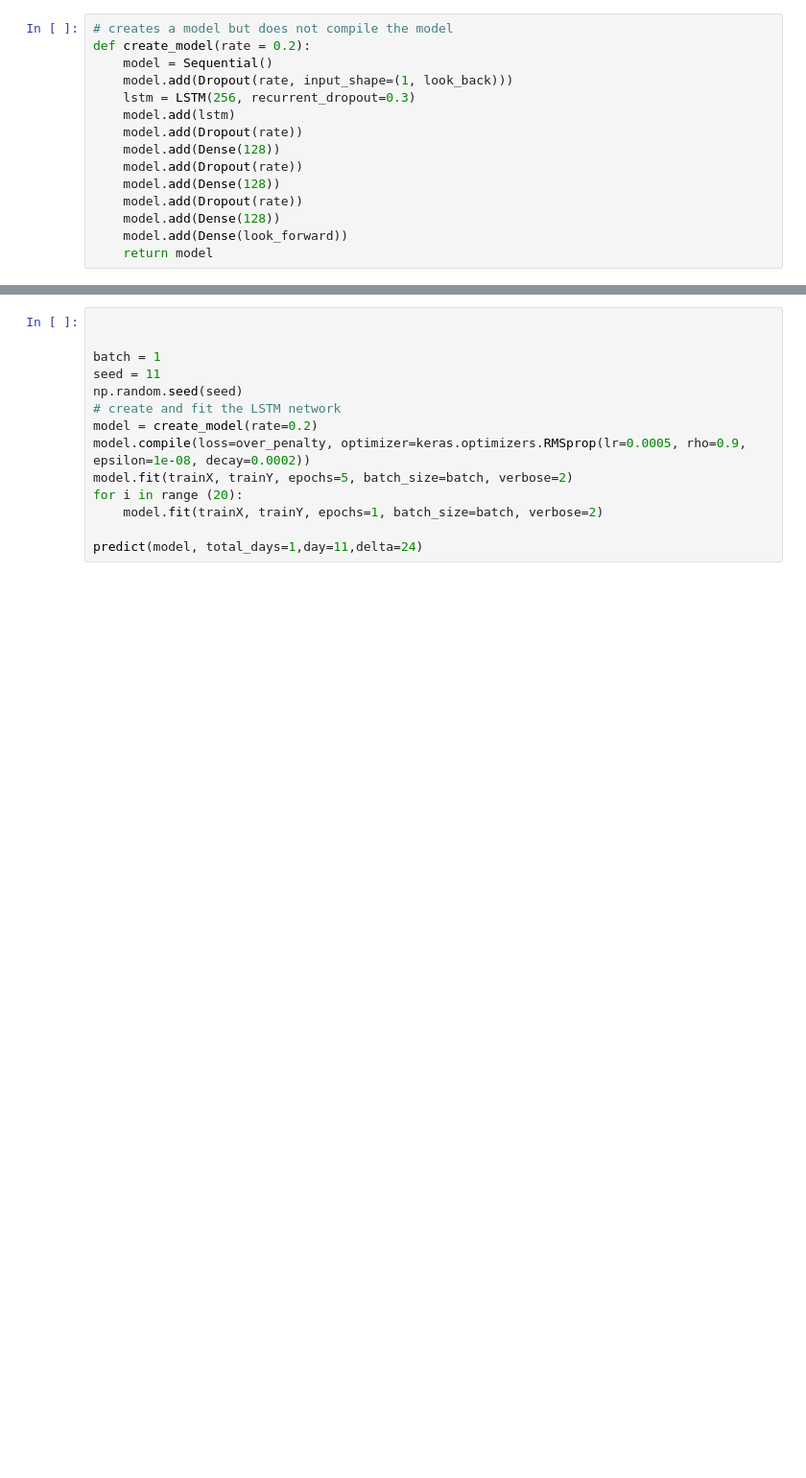
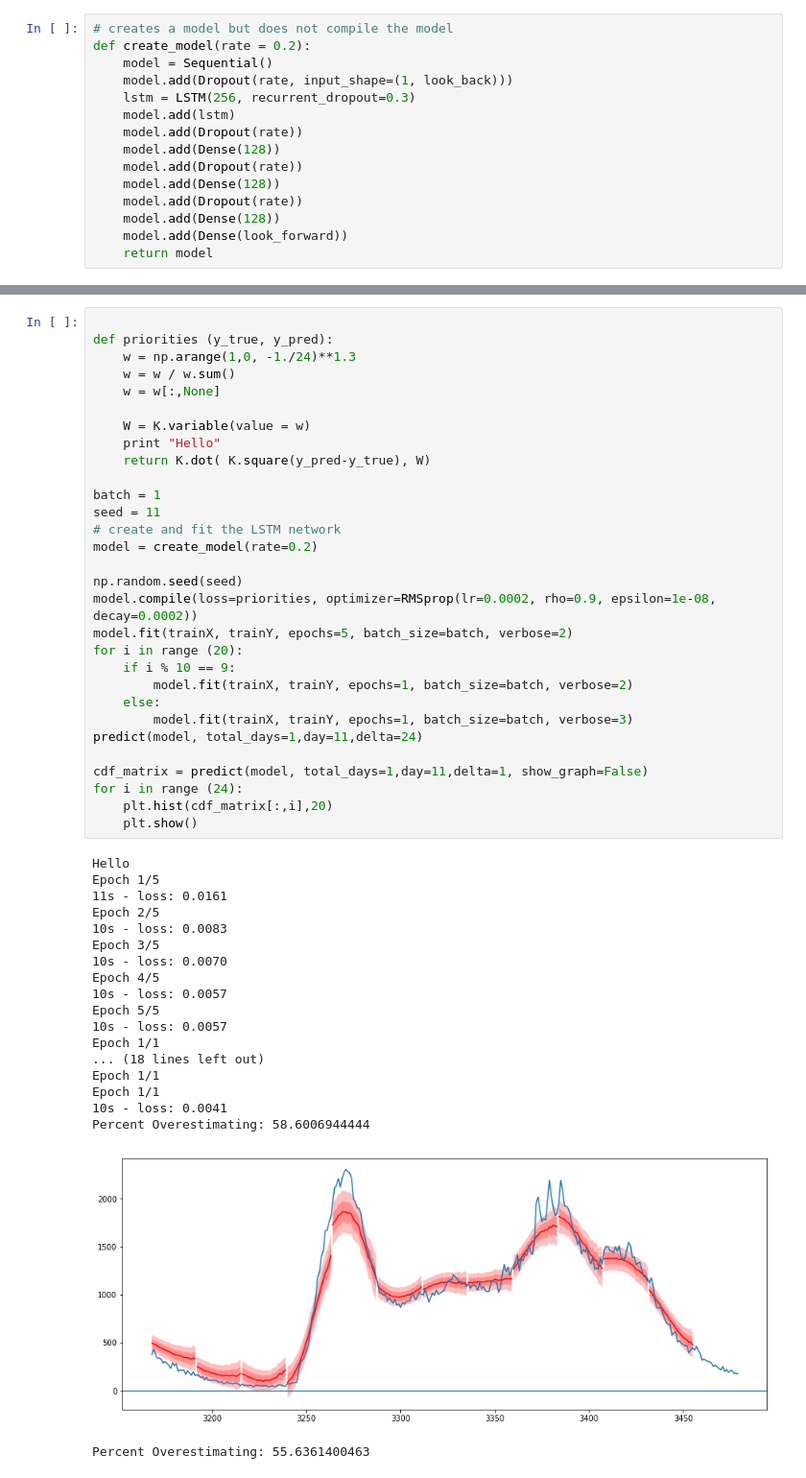
Before and after one commit to huevosabio/ts-predict, a Jupyter notebook: 3 - Uncertainty Replaces Custom Loss.ipynb, the cells around one changed output, grey strips where cells are left out. Shown: that part at 96% size. Cells and saved outputs as stored; diff of their text form; blank space fills up the shorter version.

Commit message:
Weighted Loss to Prioritize the Earlier Values

```diff
--- a/3 - Uncertainty Replaces Custom Loss.ipynb
+++ b/3 - Uncertainty Replaces Custom Loss.ipynb
@@ -153,14 +276,50 @@ def create_model(rate = 0.2):
 # %%
 
+def priorities (y_true, y_pred):
+    w = np.arange(1,0, -1./24)**1.3
+    w = w / w.sum()
+    w = w[:,None]
+
+    W = K.variable(value = w)
+    print "Hello"
+    return K.dot( K.square(y_pred-y_true), W)
 
 batch = 1
 seed = 11
-np.random.seed(seed)
 # create and fit the LSTM network
 model = create_model(rate=0.2)
-model.compile(loss=over_penalty, optimizer=keras.optimizers.RMSprop(lr=0.0005, rho=0.9, epsilon=1e-08, decay=0.0002))
+
+np.random.seed(seed)
+model.compile(loss=priorities, optimizer=RMSprop(lr=0.0002, rho=0.9, epsilon=1e-08, decay=0.0002))
 model.fit(trainX, trainY, epochs=5, batch_size=batch, verbose=2)
 for i in range (20):
-    model.fit(trainX, trainY, epochs=1, batch_size=batch, verbose=2)
+    if i % 10 == 9:
+        model.fit(trainX, trainY, epochs=1, batch_size=batch, verbose=2)
+    else:
+        model.fit(trainX, trainY, epochs=1, batch_size=batch, verbose=3)
+predict(model, total_days=1,day=11,delta=24)
 
-predict(model, total_days=1,day=11,delta=24)
+cdf_matrix = predict(model, total_days=1,day=11,delta=1, show_graph=False)
+for i in range (24):
+    plt.hist(cdf_matrix[:,i],20)
+    plt.show()
+# %% [output]
+Hello
+Epoch 1/5
+11s - loss: 0.0161
+Epoch 2/5
+10s - loss: 0.0083
+Epoch 3/5
+10s - loss: 0.0070
+Epoch 4/5
+10s - loss: 0.0057
+Epoch 5/5
+10s - loss: 0.0057
+Epoch 1/1
+... (18 lines left out)
+Epoch 1/1
+Epoch 1/1
+10s - loss: 0.0041
+Percent Overestimating: 58.6006944444
+[figure, added]
+Percent Overestimating: 55.6361400463
```
Also changed, not shown: parts of 9 cells of this notebook, 3 other files.
